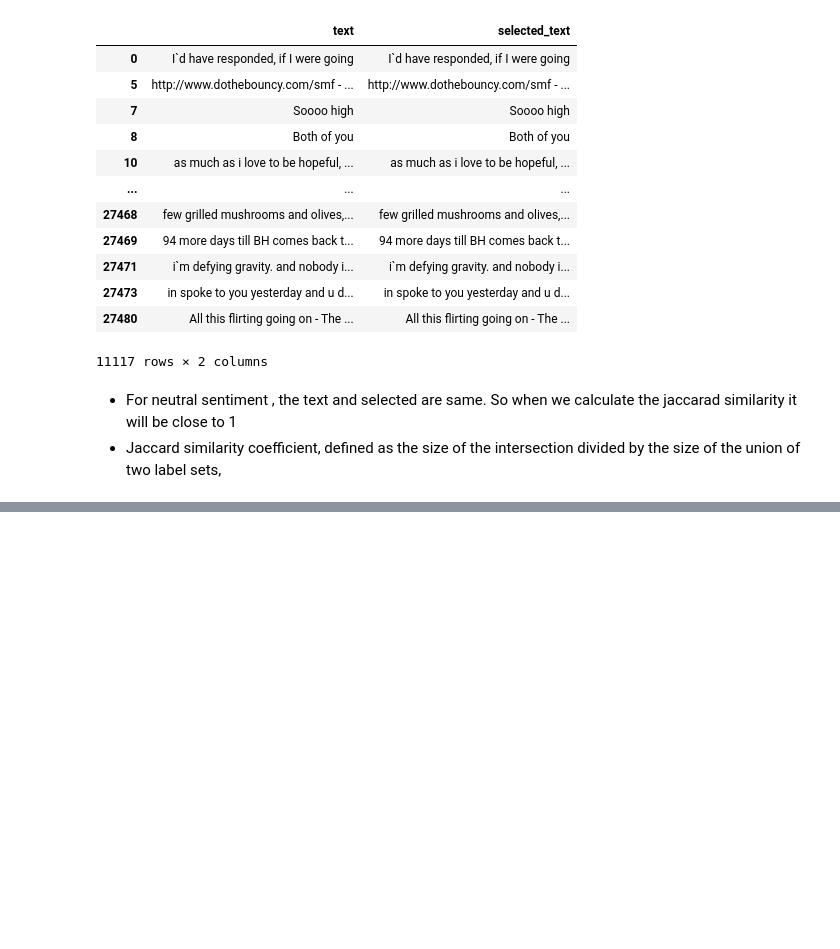
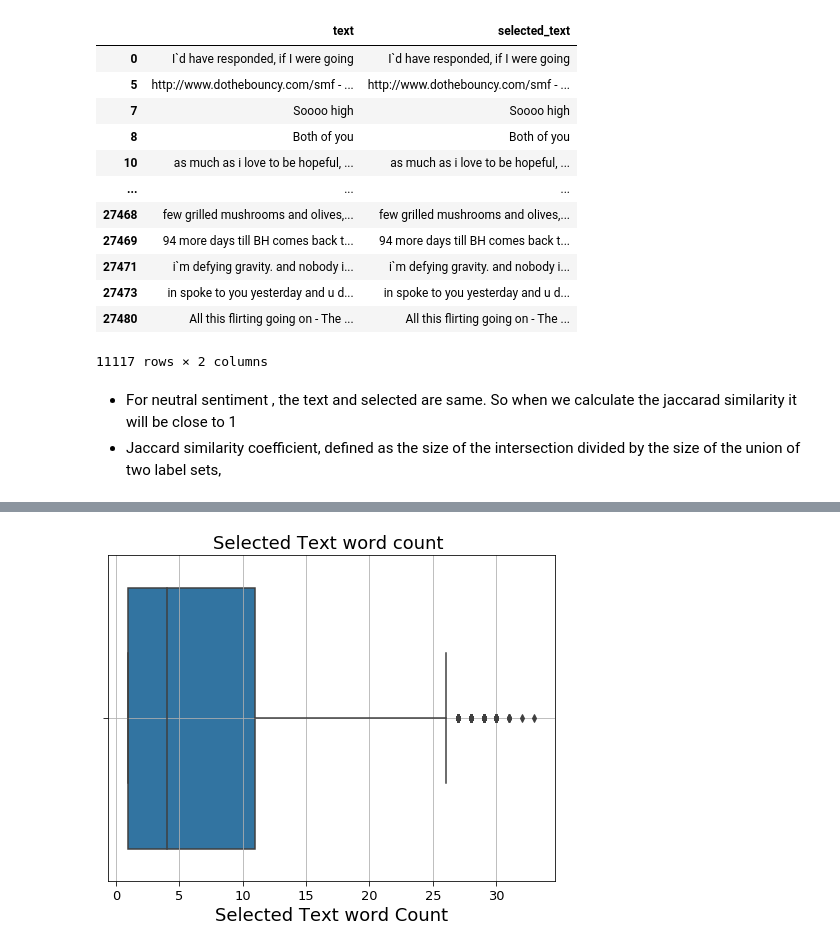
Before and after one commit to soumya-mishra/Twitter-Sentimate-Analysis, a Jupyter notebook: Twitter_sentimate.ipynb, the cells around one changed output, grey strips where cells are left out. Saved outputs shown, nothing was run; the diff lists cells and outputs as text; code cells hidden in the pictures; blank space fills up the shorter version.

```diff
--- a/Twitter_sentimate.ipynb
+++ b/Twitter_sentimate.ipynb
@@ -121,0 +242,10 @@ def calculate_jaccard(s1,s2):
+# %%
+plt.figure(figsize=(8,6))
+sns.boxplot(twitter['selected_text_count'])
+plt.title("Selected Text word count ",fontsize=18)
+plt.tick_params(size=5,labelsize = 13)
+plt.xlabel("Selected Text word Count",fontsize=18)
+plt.tick_params(size=5,labelsize = 13)
+plt.grid(0.3)
+# %% [output]
+[figure, added]
```
Also changed, not shown: parts of 19 cells of this notebook.
